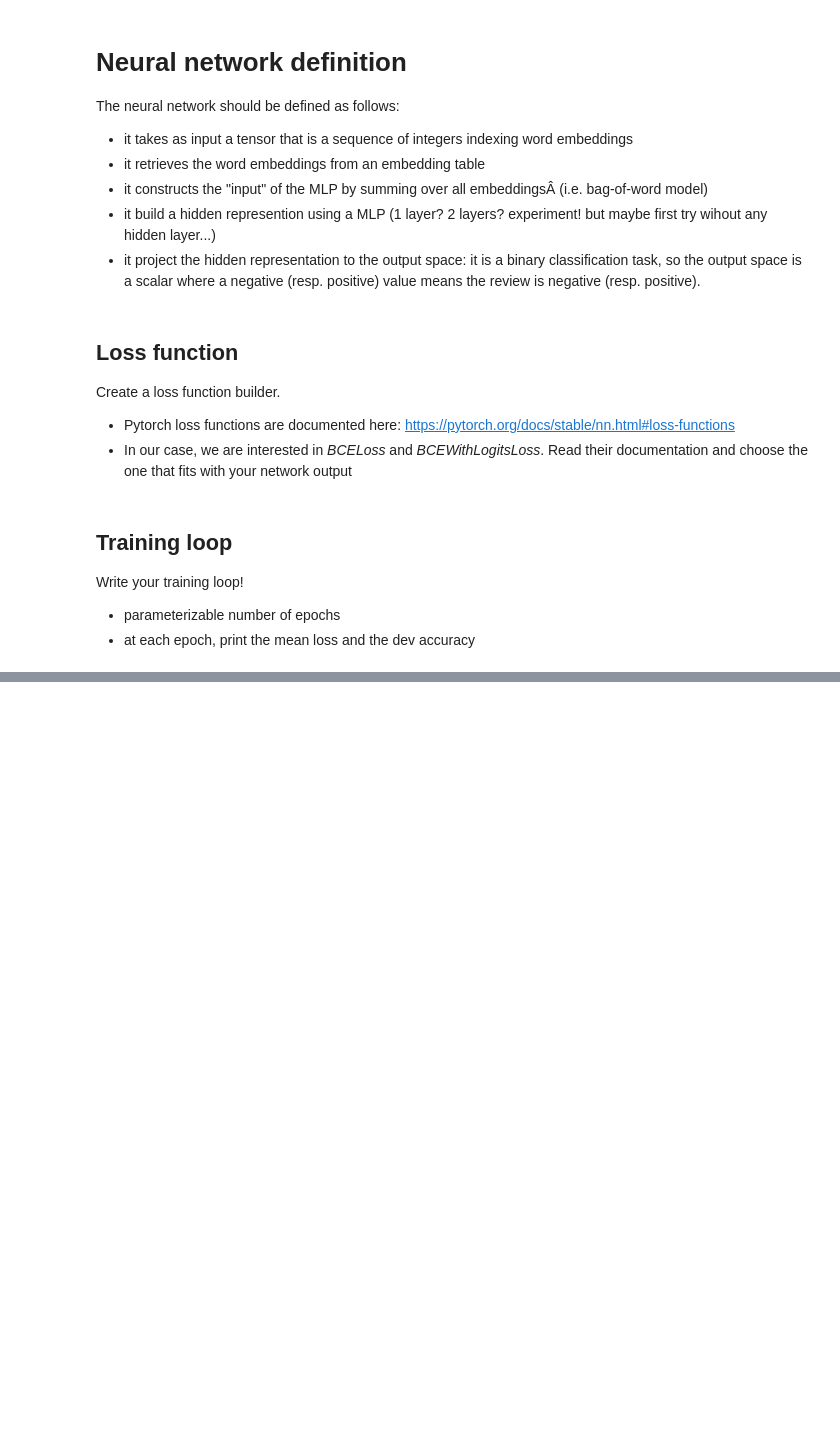
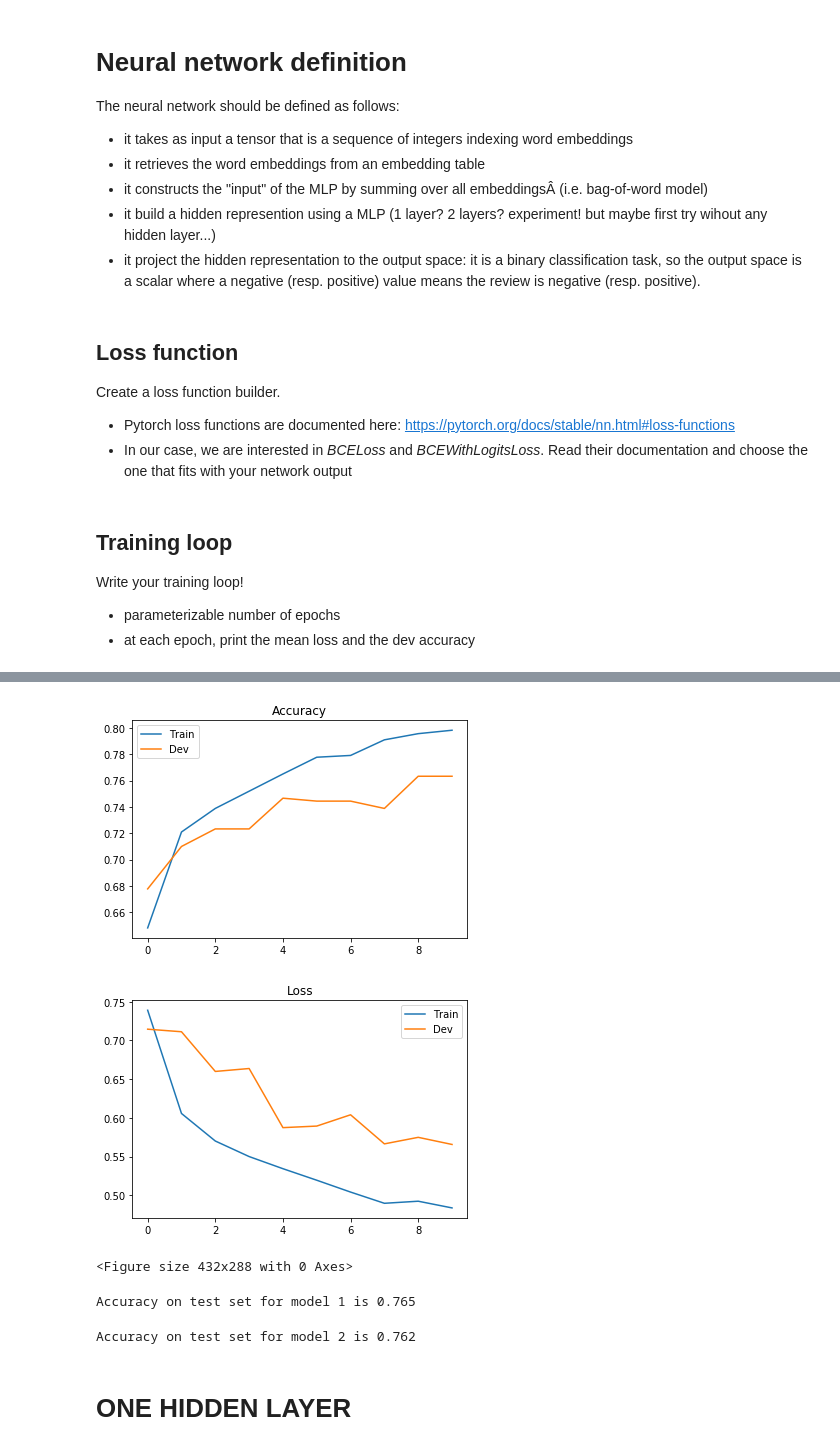
Before and after one commit to FlorianBertelli/M2_AIC, a Jupyter notebook: DeepLearning_NLP/TP1/TP1.ipynb, the cells around one changed output, grey strips where cells are left out. Saved outputs shown, nothing was run; the diff lists cells and outputs as text; code cells hidden in the pictures; blank space fills up the shorter version.

```diff
--- a/DeepLearning_NLP/TP1/TP1.ipynb
+++ b/DeepLearning_NLP/TP1/TP1.ipynb
@@ -140,3 +185,6 @@ for sent in X_train:
     for word in sent:
         if word not in token_index:
             token_index[word] = len(token_index) + 1
+
+#Don't forget to add the unk = True because some words maybe in the dev or test but not in the train
+token_index = Dict(token_index, unk=True)
@@ -267,0 +372,5 @@ KeyboardInterrupt:
+# %%
+model2 = CBOW_classifier(vocab_size=len(token_index)+1)
+# %%
+train(model2 , 10 , lr=0.1 , X_train =X_train ,y_train = y_train , X_dev = X_dev , y_dev = y_dev ,optimizer="AdaDelta")
+# %% [output]
@@ -267,0 +394,55 @@ KeyboardInterrupt:
+[figure, added]
+[figure, added]
+<Figure size 432x288 with 0 Axes>
+# %%
+##test on test data with the two different models
+mean_loss = 0
+accuracy = 0
+
+###testing on dev data#########
+for sent,label in zip(X_test,y_test):
+    data = torch.LongTensor([token_index.str_to_id(word) for word in sent])
+    label = torch.Tensor([label])
+
+    #prediction and loss
+    pred = model1(data)
+    output = loss(pred , label)
+    mean_loss+=output.item()
+
+
+    #computing accuracy
+    if (pred >= 0.5 and label==1):
+        accuracy += 1
+    if(pred<0.5 and label==0):
+        accuracy += 1
+
+print("Accuracy on test set for model 1 is" , accuracy/len(X_test))
+# %% [output]
+Accuracy on test set for model 1 is 0.765
+# %%
+##test on test data with the two different models
+mean_loss = 0
+accuracy = 0
+
+###testing on dev data#########
+for sent,label in zip(X_test,y_test):
+    data = torch.LongTensor([token_index.str_to_id(word) for word in sent])
+    label = torch.Tensor([label])
+
+    #prediction and loss
+    pred = model2(data)
+    output = loss(pred , label)
+    mean_loss+=output.item()
+
+
+    #computing accuracy
+    if (pred >= 0.5 and label==1):
+        accuracy += 1
+    if(pred<0.5 and label==0):
+        accuracy += 1
+
+print("Accuracy on test set for model 2 is" , accuracy/len(X_test))
+# %% [output]
+Accuracy on test set for model 2 is 0.762
+# %% [markdown]
+# ONE HIDDEN LAYER
```
Also changed, not shown: parts of 21 cells of this notebook.
